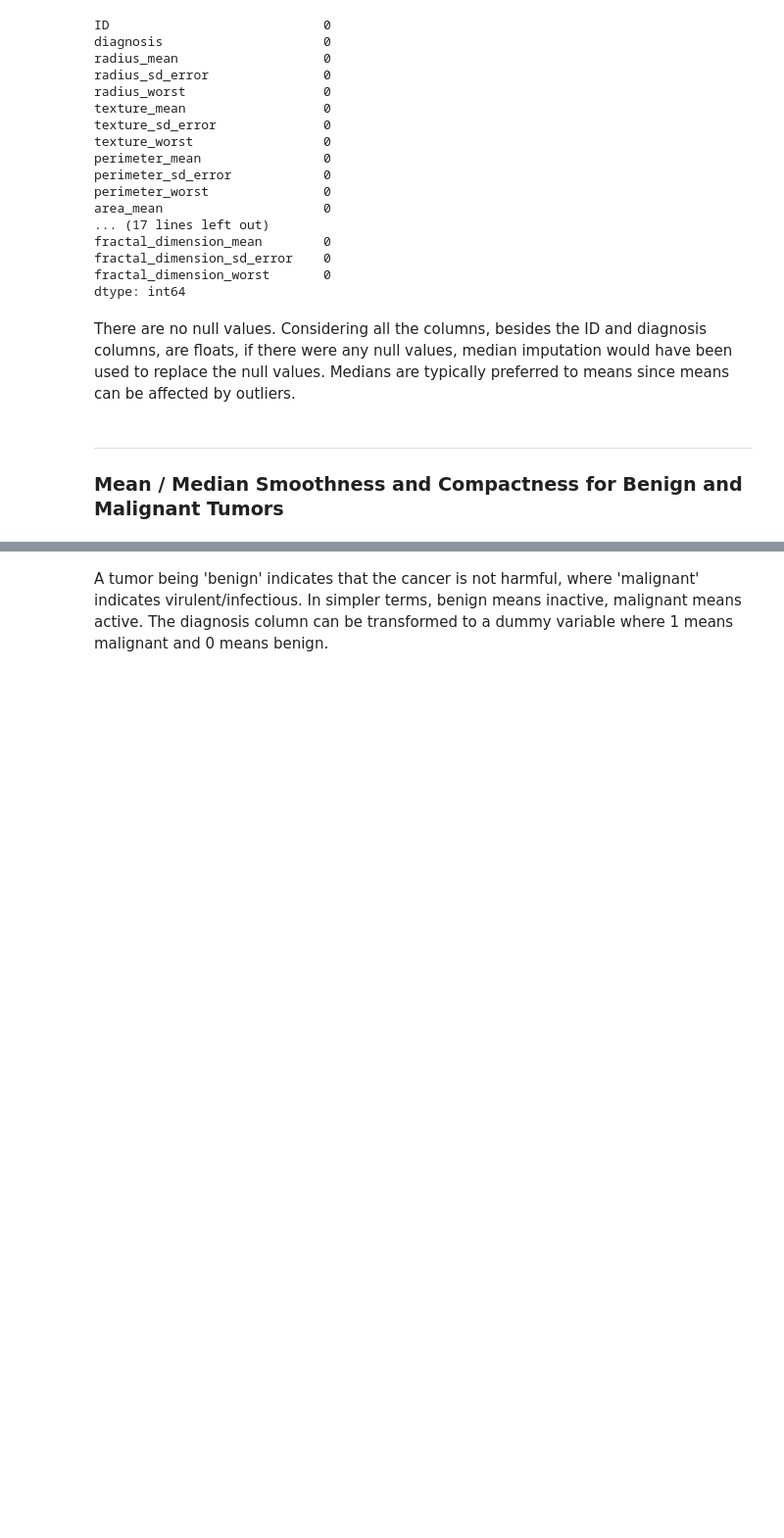
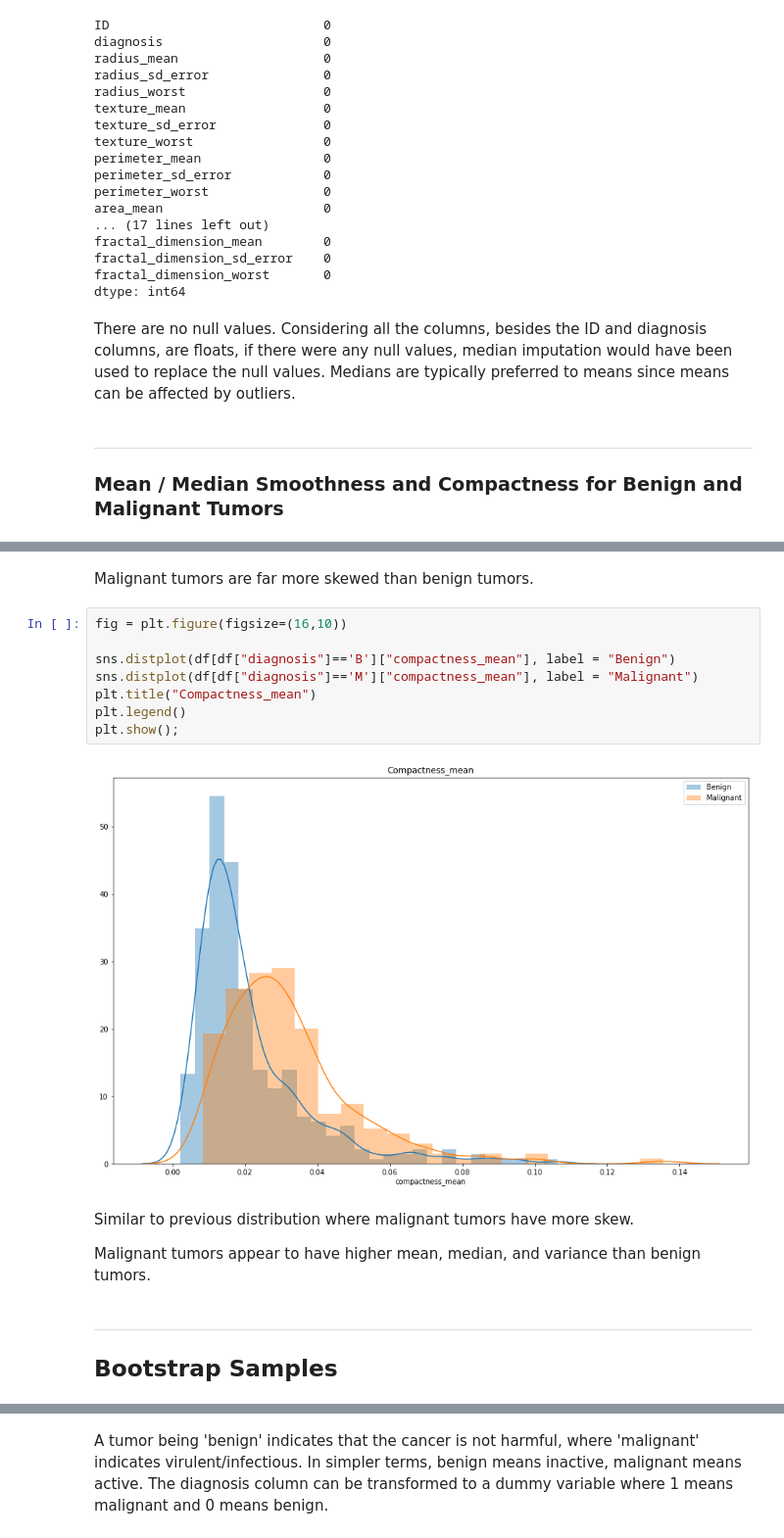
Before and after one commit to hank-butler/GenAssembly, a Jupyter notebook: hbutler_general_assembly.ipynb, the cells around one changed output, grey strips where cells are left out. Shown at 98% size. Saved outputs shown, nothing was run; the diff lists cells and outputs as text; blank space fills up the shorter version.

```diff
--- a/hbutler_general_assembly.ipynb
+++ b/hbutler_general_assembly.ipynb
@@ -155,0 +184,20 @@ There are no null values. Considering all the columns, besides the ID and diagno
+# %% [markdown]
+Malignant tumors are far more skewed than benign tumors.
+# %%
+fig = plt.figure(figsize=(16,10))
+
+sns.distplot(df[df["diagnosis"]=='B']["compactness_mean"], label = "Benign")
+sns.distplot(df[df["diagnosis"]=='M']["compactness_mean"], label = "Malignant")
+plt.title("Compactness_mean")
+plt.legend()
+plt.show();
+# %% [output]
+[figure, added]
+# %% [markdown]
+Similar to previous distribution where malignant tumors have more skew.
+
+Malignant tumors appear to have higher mean, median, and variance than benign tumors.
+# %% [markdown]
+---
+
+## Bootstrap Samples
```
Also changed, not shown: parts of 67 cells of this notebook.
